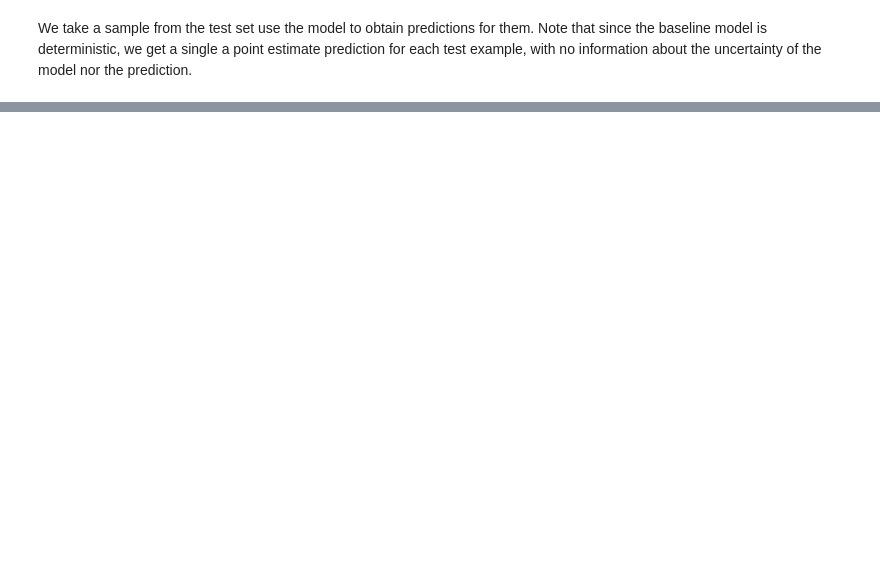
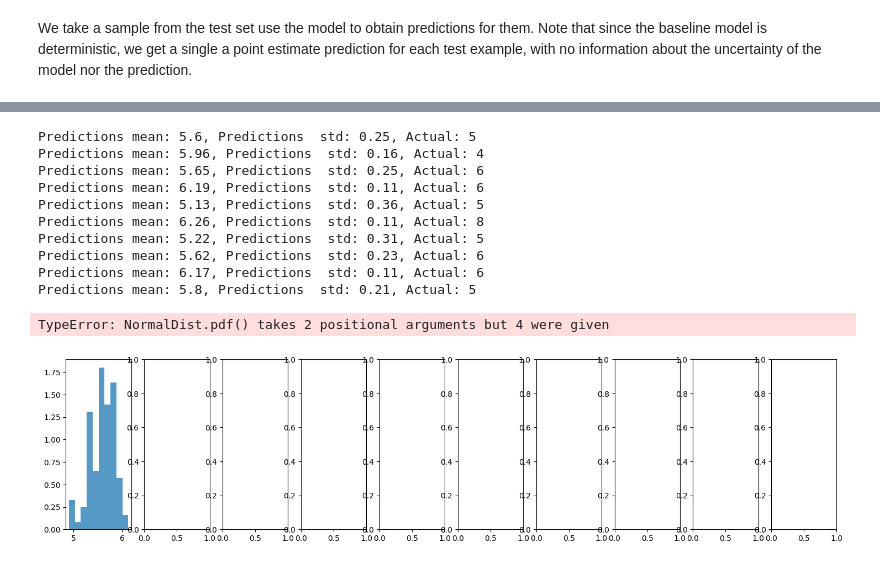
Before and after one commit to asierabreu/bayesian, a Jupyter notebook: notebooks/classification_bnn.ipynb, the cells around one changed output, grey strips where cells are left out. Drawn from its saved outputs; the diff is of its cells as text; code cells hidden in the pictures; blank space fills up the shorter version.

```diff
--- a/notebooks/classification_bnn.ipynb
+++ b/notebooks/classification_bnn.ipynb
@@ -232,10 +353,11 @@ We take a sample from the test set use the model to obtain predictions for them.
 # %%
+
 sample = 10
 examples, targets = list(ds_test.unbatch().shuffle(batch_size * 10).batch(sample))[
     0
 ]
 
-predicted = base_neural_network(examples).numpy()
+predicted = nn_model(examples).numpy()
 for idx in range(sample):
     print(f"Predicted: {round(float(predicted[idx][0]), 1)} - Actual: {targets[idx]}")
 # %% [output]
@@ -246,0 +500,23 @@ ValueError: invalid literal for int() with base 10: 'alcohol'
+# %%
+predictions=compute_predictions(
+    model=bayes_nn_model_small,
+    input=examples,
+    )
+
+display_predictions(
+    predictions=predictions,
+    target_values=targets,
+    figsize=(18,4))
+# %% [output]
+Predictions mean: 5.6, Predictions  std: 0.25, Actual: 5
+Predictions mean: 5.96, Predictions  std: 0.16, Actual: 4
+Predictions mean: 5.65, Predictions  std: 0.25, Actual: 6
+Predictions mean: 6.19, Predictions  std: 0.11, Actual: 6
+Predictions mean: 5.13, Predictions  std: 0.36, Actual: 5
+Predictions mean: 6.26, Predictions  std: 0.11, Actual: 8
+Predictions mean: 5.22, Predictions  std: 0.31, Actual: 5
+Predictions mean: 5.62, Predictions  std: 0.23, Actual: 6
+Predictions mean: 6.17, Predictions  std: 0.11, Actual: 6
+Predictions mean: 5.8, Predictions  std: 0.21, Actual: 5
+TypeError: NormalDist.pdf() takes 2 positional arguments but 4 were given
+[figure, added]
```
Also changed, not shown: parts of 21 cells of this notebook, 6 other files.
